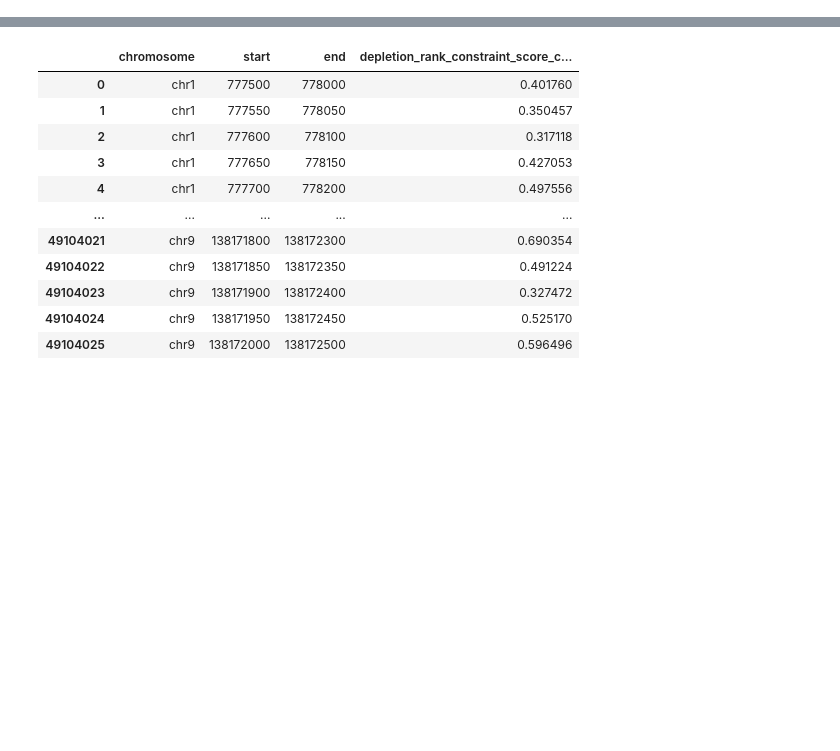
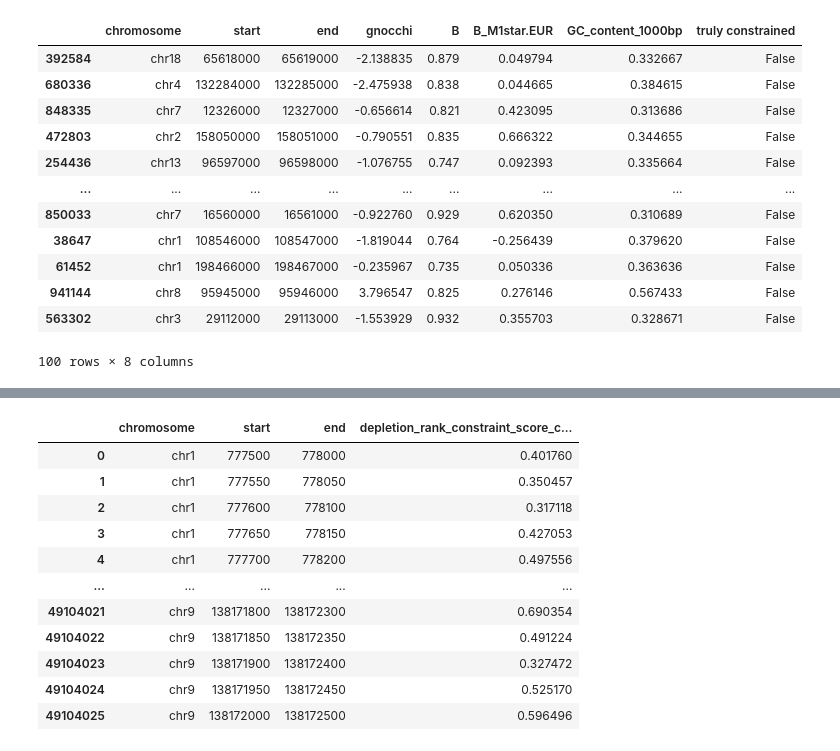
Before and after one commit to quinlan-lab/constraint-tools, a Jupyter notebook: papers/neutral_models_are_biased/8.labeled-enhancers/main.2.ipynb, the cells around one changed output, grey strips where cells are left out. Cells and saved outputs as stored; diff of their text form; code cells hidden in the pictures; blank space fills up the shorter version.

```diff
--- a/papers/neutral_models_are_biased/8.labeled-enhancers/main.2.ipynb
+++ b/papers/neutral_models_are_biased/8.labeled-enhancers/main.2.ipynb
@@ -6,0 +43,28 @@ sys.path.append(f'{CONSTRAINT_TOOLS}/utilities')
+# %%
+def get_negative_examples_with_Gnocchi(sample_size):
+    df = pd.read_csv(
+        f'{CONSTRAINT_TOOLS_DATA}/chen-et-al-2023-published-version/41586_2023_6045_MOESM4_ESM/Supplementary_Data_2.features.constraint_scores.bed',
+        sep='\t',
+    ) # windows don't overlap exons
+    df = df[df['window overlaps enhancer'] == False] # windows don't overlap enhancers
+    df = df.sample(sample_size)
+    df = df[['chrom', 'start', 'end', 'gnocchi', 'B', 'B_M1star.EUR', 'GC_content_1000bp']]
+    df = df.rename(columns={'chrom': 'chromosome'})
+    df['truly constrained'] = False
+    return df
+
+get_negative_examples_with_Gnocchi(sample_size=100)
+# %% [output]
+|  | chromosome | start | end | gnocchi | B | B_M1star.EUR | GC_content_1000bp | truly constrained |
+| 392584 | chr18 | 65618000 | 65619000 | -2.138835 | 0.879 | 0.049794 | 0.332667 | False |
+| 680336 | chr4 | 132284000 | 132285000 | -2.475938 | 0.838 | 0.044665 | 0.384615 | False |
+| 848335 | chr7 | 12326000 | 12327000 | -0.656614 | 0.821 | 0.423095 | 0.313686 | False |
+| 472803 | chr2 | 158050000 | 158051000 | -0.790551 | 0.835 | 0.666322 | 0.344655 | False |
+| 254436 | chr13 | 96597000 | 96598000 | -1.076755 | 0.747 | 0.092393 | 0.335664 | False |
+| ... | ... | ... | ... | ... | ... | ... | ... | ... |
+| 850033 | chr7 | 16560000 | 16561000 | -0.922760 | 0.929 | 0.620350 | 0.310689 | False |
+| 38647 | chr1 | 108546000 | 108547000 | -1.819044 | 0.764 | -0.256439 | 0.379620 | False |
+| 61452 | chr1 | 198466000 | 198467000 | -0.235967 | 0.735 | 0.050336 | 0.363636 | False |
+| 941144 | chr8 | 95945000 | 95946000 | 3.796547 | 0.825 | 0.276146 | 0.567433 | False |
+| 563302 | chr3 | 29112000 | 29113000 | -1.553929 | 0.932 | 0.355703 | 0.328671 | False |
+100 rows × 8 columns
```
Also changed, not shown: parts of 24 cells of this notebook.
